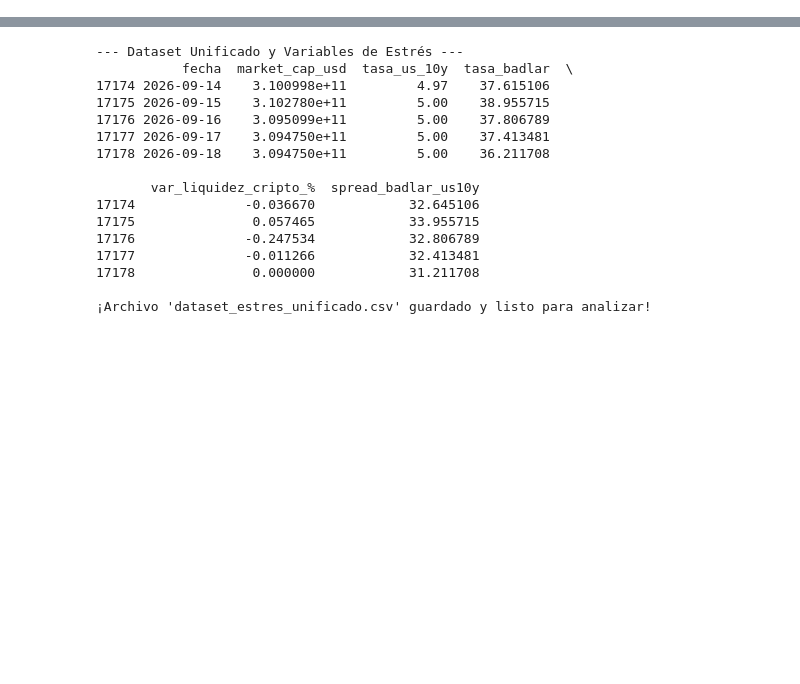
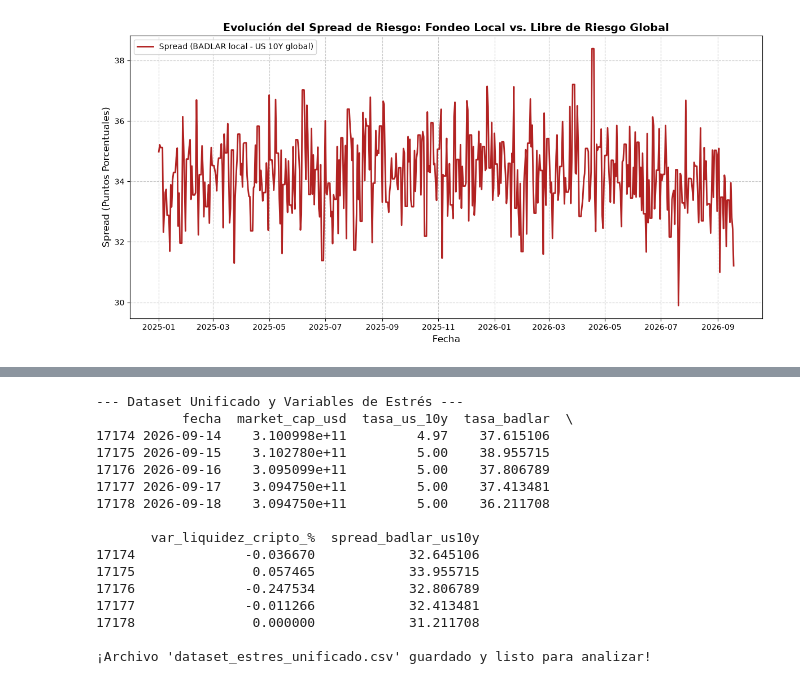
Before and after one commit to SebastianDeseff/Proyecto_Riesgo_Stablecoins, a Jupyter notebook: prueba_fred.ipynb, the cells around one changed output, grey strips where cells are left out. Saved outputs shown, nothing was run; the diff lists cells and outputs as text; code cells hidden in the pictures; blank space fills up the shorter version.

```diff
--- a/prueba_fred.ipynb
+++ b/prueba_fred.ipynb
@@ -0,0 +297,28 @@
+# %%
+import pandas as pd
+import matplotlib.pyplot as plt
+
+# 1. Cargamos el dataset maestro
+df = pd.read_csv('dataset_estres_unificado.csv')
+df['fecha'] = pd.to_datetime(df['fecha'])
+
+# 2. Configuramos el tamaño del lienzo para un formato apaisado y analítico
+plt.figure(figsize=(12, 6))
+
+# 3. Dibujamos la evolución temporal del spread
+plt.plot(df['fecha'], df['spread_badlar_us10y'], color='firebrick', linewidth=2, label='Spread (BADLAR local - US 10Y global)')
+
+# 4. Agregamos el formato, grilla y etiquetas
+plt.title('Evolución del Spread de Riesgo: Fondeo Local vs. Libre de Riesgo Global', fontsize=14, fontweight='bold')
+plt.xlabel('Fecha', fontsize=12)
+plt.ylabel('Spread (Puntos Porcentuales)', fontsize=12)
+
+# Un fondo cuadriculado sutil, ideal para analizar la serie
+plt.grid(True, linestyle='--', alpha=0.7)
+plt.legend()
+plt.tight_layout()
+
+# 5. Renderizamos el gráfico interactivo
+plt.show()
+# %% [output]
+[figure, added]
```
Also changed, not shown: parts of 11 cells of this notebook.
